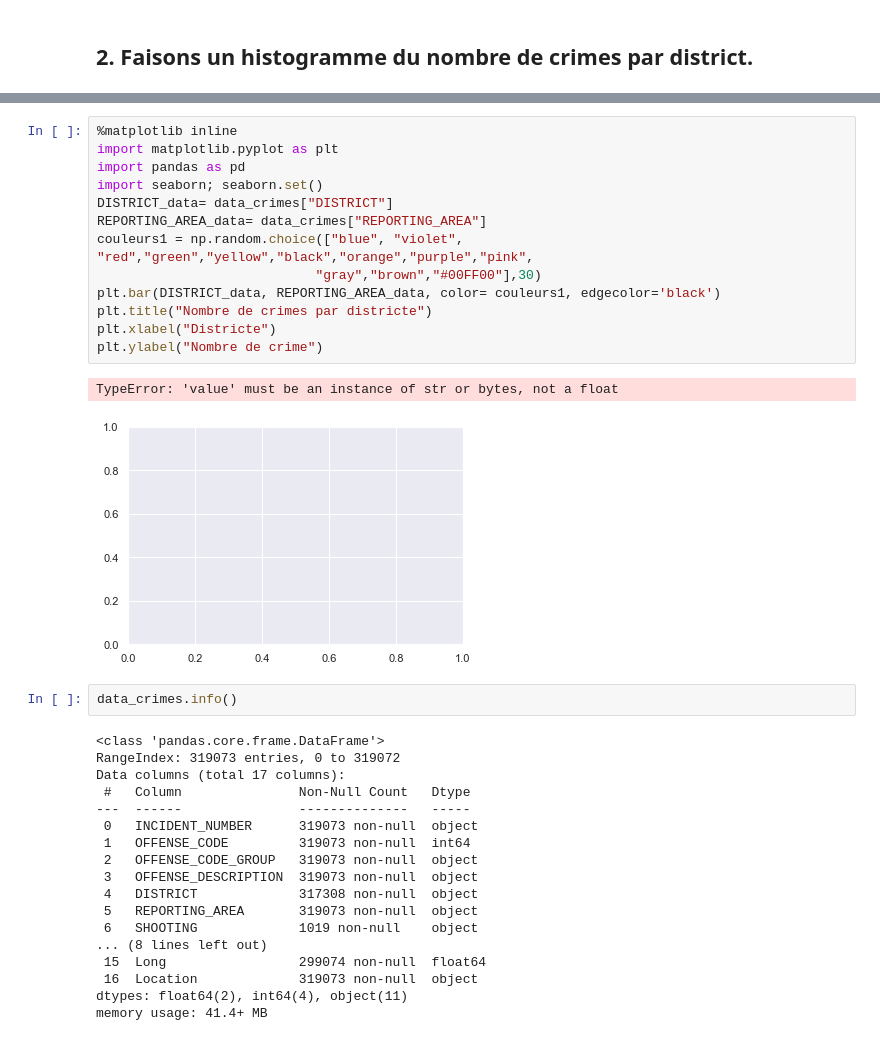
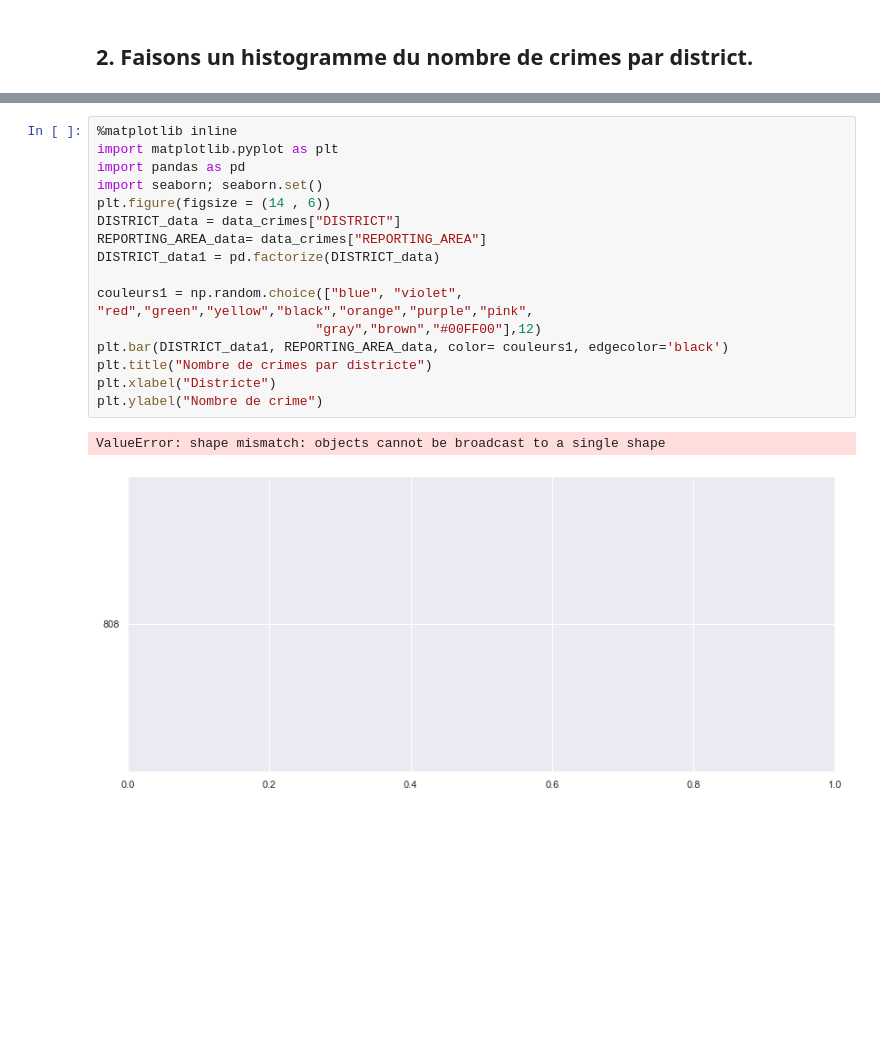
Before and after one commit to ikhalild/Data-analysis-with-python, a Jupyter notebook: manipulation.ipynb, the cells around one changed output, grey strips where cells are left out. Saved outputs shown, nothing was run; the diff lists cells and outputs as text; blank space fills up the shorter version.

Commit message:
diagramme en barre

```diff
--- a/manipulation.ipynb
+++ b/manipulation.ipynb
@@ -273,36 +276,19 @@ Text(0, 0.5, 'Nombre de crime')
 # %%
 %matplotlib inline
 import matplotlib.pyplot as plt
 import pandas as pd
 import seaborn; seaborn.set()
-DISTRICT_data= data_crimes["DISTRICT"]
+plt.figure(figsize = (14 , 6))
+DISTRICT_data = data_crimes["DISTRICT"]
 REPORTING_AREA_data= data_crimes["REPORTING_AREA"]
+DISTRICT_data1 = pd.factorize(DISTRICT_data)
+
 couleurs1 = np.random.choice(["blue", "violet", "red","green","yellow","black","orange","purple","pink",
-                            "gray","brown","#00FF00"],30)
-plt.bar(DISTRICT_data, REPORTING_AREA_data, color= couleurs1, edgecolor='black')
+                            "gray","brown","#00FF00"],12)
+plt.bar(DISTRICT_data1, REPORTING_AREA_data, color= couleurs1, edgecolor='black')
 plt.title("Nombre de crimes par districte")
 plt.xlabel("Districte")
 plt.ylabel("Nombre de crime")
 # %% [output]
-TypeError: 'value' must be an instance of str or bytes, not a float
+ValueError: shape mismatch: objects cannot be broadcast to a single shape
-[figure, old version]
+[figure, new version]
-# %%
-data_crimes.info()
-# %% [output]
-<class 'pandas.core.frame.DataFrame'>
-RangeIndex: 319073 entries, 0 to 319072
-Data columns (total 17 columns):
- #   Column               Non-Null Count   Dtype
----  ------               --------------   -----
- 0   INCIDENT_NUMBER      319073 non-null  object
- 1   OFFENSE_CODE         319073 non-null  int64
- 2   OFFENSE_CODE_GROUP   319073 non-null  object
- 3   OFFENSE_DESCRIPTION  319073 non-null  object
- 4   DISTRICT             317308 non-null  object
- 5   REPORTING_AREA       319073 non-null  object
- 6   SHOOTING             1019 non-null    object
-... (8 lines left out)
- 15  Long                 299074 non-null  float64
- 16  Location             319073 non-null  object
-dtypes: float64(2), int64(4), object(11)
-memory usage: 41.4+ MB
```
Also changed, not shown: parts of 3 cells of this notebook.
